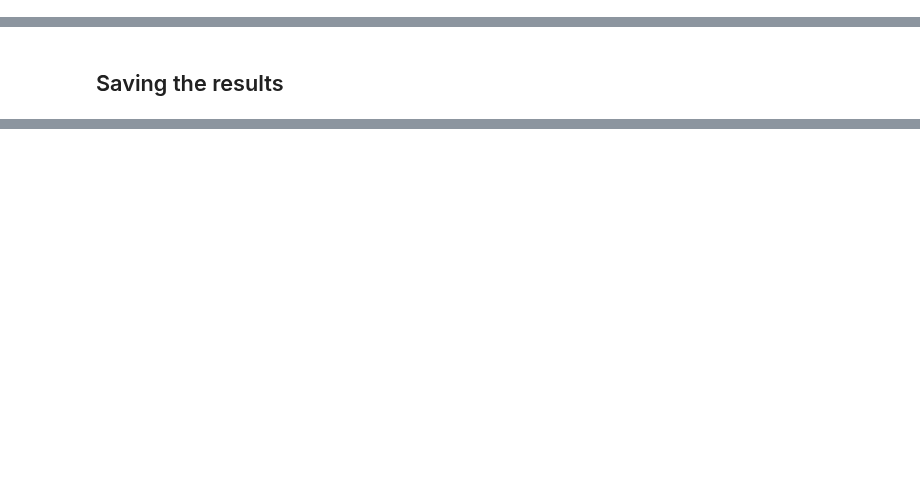
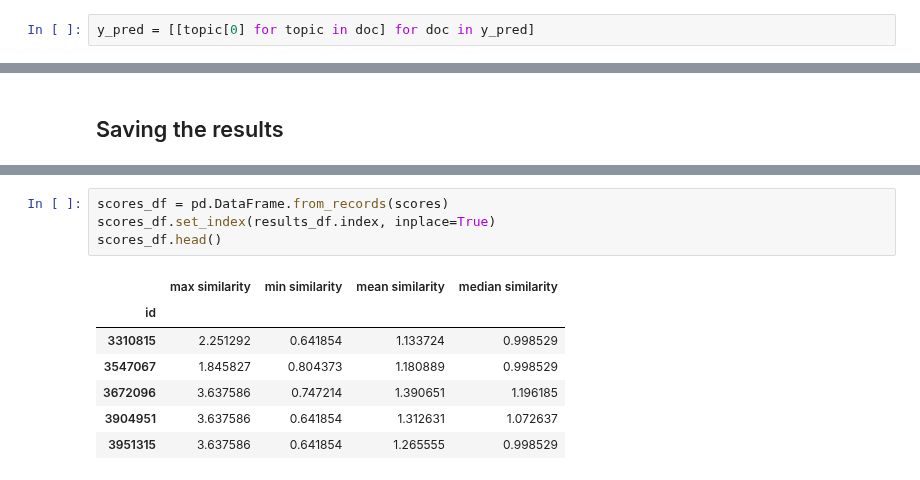
Before and after one commit to weso-edma/hercules-challenge-publications, a Jupyter notebook: notebooks/8_Evaluation.ipynb, the cells around one changed output, grey strips where cells are left out. Saved outputs shown, nothing was run; the diff lists cells and outputs as text; blank space fills up the shorter version.

```diff
--- a/notebooks/8_Evaluation.ipynb
+++ b/notebooks/8_Evaluation.ipynb
@@ -101,0 +124,2 @@ def get_score(topics_base, topics_pred):
+# %%
+y_pred = [[topic[0] for topic in doc] for doc in y_pred]
@@ -119,0 +197,12 @@ wn.synsets("community_ecology")
+# %%
+scores_df = pd.DataFrame.from_records(scores)
+scores_df.set_index(results_df.index, inplace=True)
+scores_df.head()
+# %% [output]
+|  | max similarity | min similarity | mean similarity | median similarity |
+| id |  |  |  |  |
+| 3310815 | 2.251292 | 0.641854 | 1.133724 | 0.998529 |
+| 3547067 | 1.845827 | 0.804373 | 1.180889 | 0.998529 |
+| 3672096 | 3.637586 | 0.747214 | 1.390651 | 1.196185 |
+| 3904951 | 3.637586 | 0.641854 | 1.312631 | 1.072637 |
+| 3951315 | 3.637586 | 0.641854 | 1.265555 | 0.998529 |
```
Also changed, not shown: parts of 15 cells of this notebook, 3 other files.
